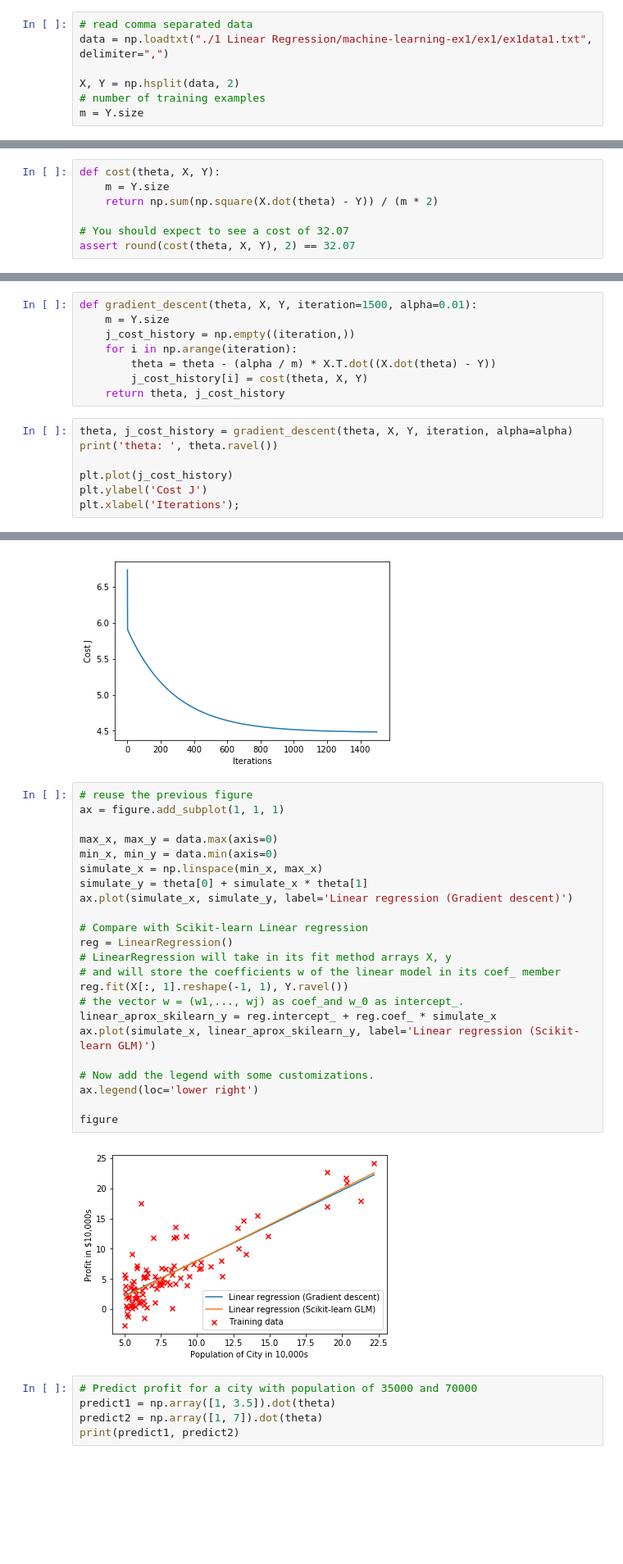
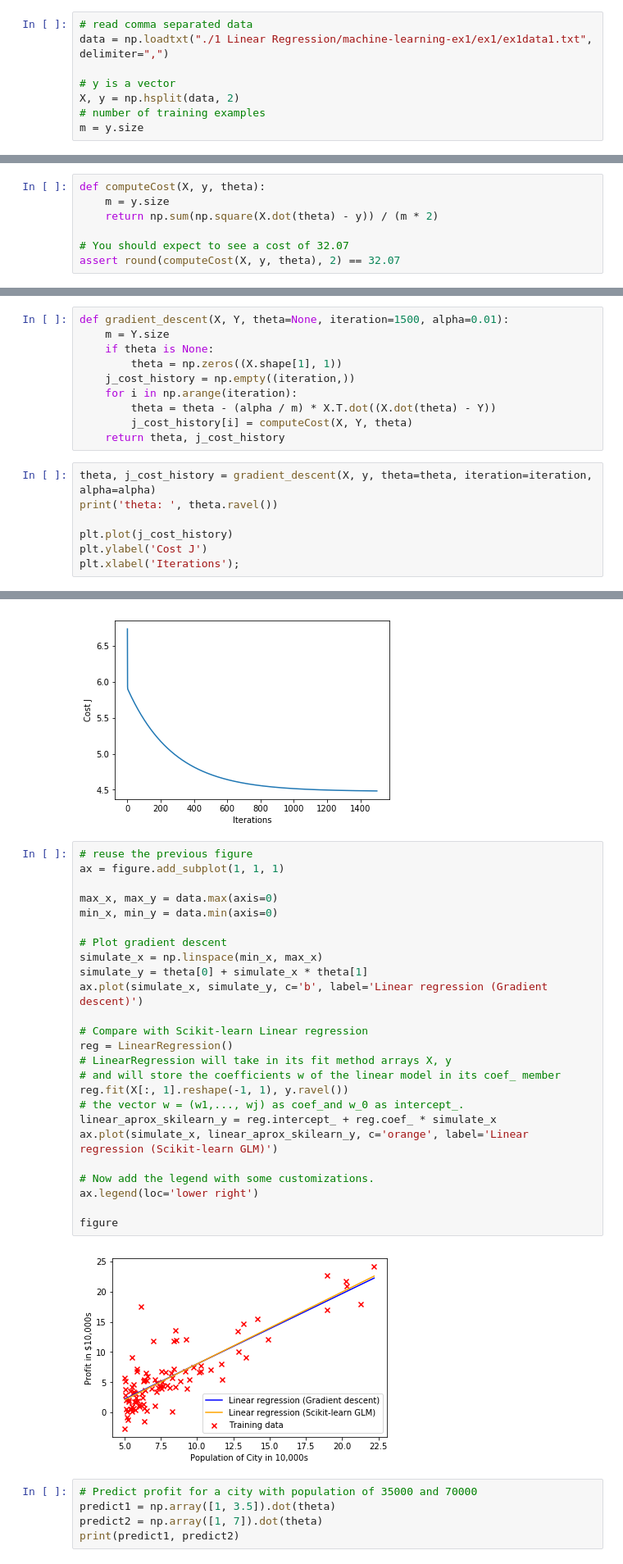
Before and after one commit to vitaminac/maths, a Jupyter notebook: 1 Linear Regression/assignment.ipynb, the cells around one changed output, grey strips where cells are left out. Shown at 82% size. Saved outputs shown, nothing was run; the diff lists cells and outputs as text; blank space fills up the shorter version.

Commit message:
complete linear regression

```diff
--- a/1 Linear Regression/assignment.ipynb
+++ b/1 Linear Regression/assignment.ipynb
@@ -35,9 +38,10 @@ array([[ 1.,  0.,  0.,  0.,  0.],
 # read comma separated data
 data = np.loadtxt("./1 Linear Regression/machine-learning-ex1/ex1/ex1data1.txt", delimiter=",")
 
-X, Y = np.hsplit(data, 2)
+# y is a vector
+X, y = np.hsplit(data, 2)
 # number of training examples
-m = Y.size
+m = y.size
 # %%
 # Plot the data
 figure = plt.figure()
@@ -75,24 +79,26 @@ alpha = 0.01
     \dot{z} & = -\beta z + xy
 \end{align}
 # %%
-def cost(theta, X, Y):
-    m = Y.size
-    return np.sum(np.square(X.dot(theta) - Y)) / (m * 2)
+def computeCost(X, y, theta):
+    m = y.size
+    return np.sum(np.square(X.dot(theta) - y)) / (m * 2)
 
 # You should expect to see a cost of 32.07
-assert round(cost(theta, X, Y), 2) == 32.07
+assert round(computeCost(X, y, theta), 2) == 32.07
 # %% [markdown]
 #### 2.2.4 Gradient descent
 # %%
-def gradient_descent(theta, X, Y, iteration=1500, alpha=0.01):
+def gradient_descent(X, Y, theta=None, iteration=1500, alpha=0.01):
     m = Y.size
+    if theta is None:
+        theta = np.zeros((X.shape[1], 1))
     j_cost_history = np.empty((iteration,))
     for i in np.arange(iteration):
         theta = theta - (alpha / m) * X.T.dot((X.dot(theta) - Y))
-        j_cost_history[i] = cost(theta, X, Y)
+        j_cost_history[i] = computeCost(X, Y, theta)
     return theta, j_cost_history
 # %%
-theta, j_cost_history = gradient_descent(theta, X, Y, iteration, alpha=alpha)
+theta, j_cost_history = gradient_descent(X, y, theta=theta, iteration=iteration, alpha=alpha)
 print('theta: ', theta.ravel())
 
 plt.plot(j_cost_history)
@@ -104,28 +110,30 @@ theta:  [-3.63029144  1.16636235]
 # %%
 # reuse the previous figure
 ax = figure.add_subplot(1, 1, 1)
 
 max_x, max_y = data.max(axis=0)
 min_x, min_y = data.min(axis=0)
+
+# Plot gradient descent
 simulate_x = np.linspace(min_x, max_x)
 simulate_y = theta[0] + simulate_x * theta[1]
-ax.plot(simulate_x, simulate_y, label='Linear regression (Gradient descent)')
+ax.plot(simulate_x, simulate_y, c='b', label='Linear regression (Gradient descent)')
 
 # Compare with Scikit-learn Linear regression
 reg = LinearRegression()
 # LinearRegression will take in its fit method arrays X, y
 # and will store the coefficients w of the linear model in its coef_ member
-reg.fit(X[:, 1].reshape(-1, 1), Y.ravel())
+reg.fit(X[:, 1].reshape(-1, 1), y.ravel())
 # the vector w = (w1,..., wj) as coef_and w_0 as intercept_.
 linear_aprox_skilearn_y = reg.intercept_ + reg.coef_ * simulate_x
-ax.plot(simulate_x, linear_aprox_skilearn_y, label='Linear regression (Scikit-learn GLM)')
+ax.plot(simulate_x, linear_aprox_skilearn_y, c='orange', label='Linear regression (Scikit-learn GLM)')
 
 # Now add the legend with some customizations.
 ax.legend(loc='lower right')
 
 figure
 # %% [output]
-[figure, old version]
+[figure, new version]
 # %%
 # Predict profit for a city with population of 35000 and 70000
 predict1 = np.array([1, 3.5]).dot(theta)
```
Also changed, not shown: parts of 6 cells of this notebook.
